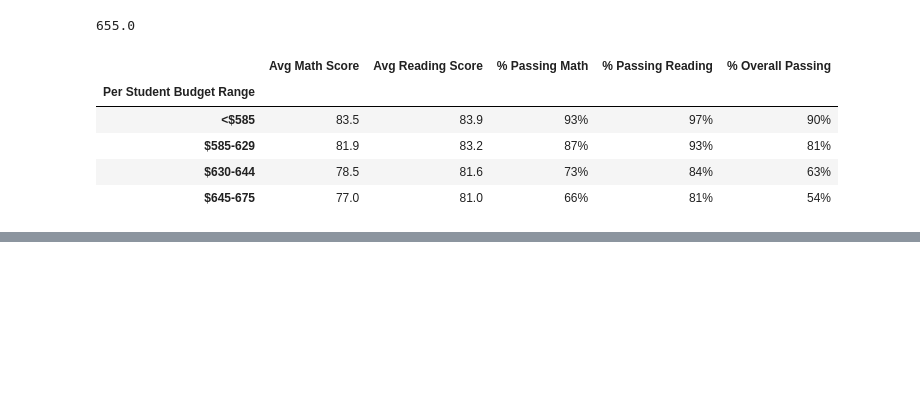
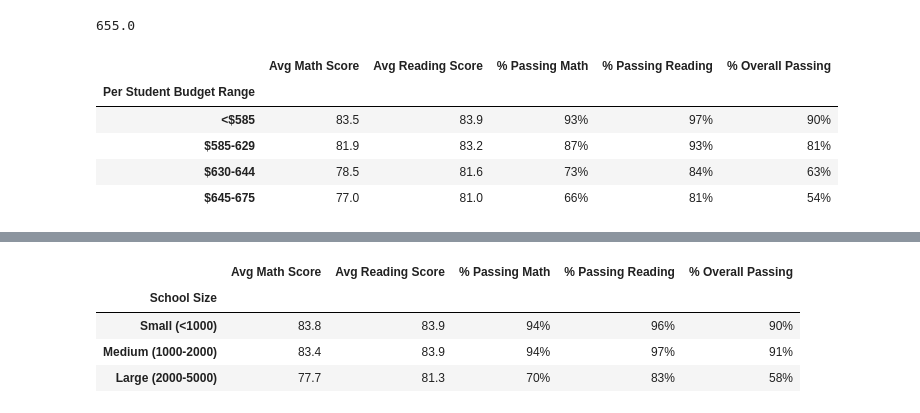
Before and after one commit to yazhcodes/School_District_Analysis, a Jupyter notebook: PyCitySchools.ipynb, the cells around one changed output, grey strips where cells are left out. Drawn from its saved outputs; the diff is of its cells as text; code cells hidden in the pictures; blank space fills up the shorter version.

Commit message:
Adding School Size Budget Analysis

```diff
--- a/PyCitySchools.ipynb
+++ b/PyCitySchools.ipynb
@@ -438,0 +463,27 @@ student_budget_df
+# %%
+# Binning
+school_size_bins = [0,1000,2000,5000]
+school_size_bin_names = ["Small (<1000)","Medium (1000-2000)","Large (2000-5000)"]
+school_size_budget_df = school_summary_df
+school_size_budget_df["School Size"] = pd.cut(school_size_budget_df["Total Students"], school_size_bins, labels=school_size_bin_names)
+
+# Groupby Bins
+school_size_budget_df = school_size_budget_df.groupby(["School Size"]).mean()
+
+# Drop Columns
+school_size_budget_df = school_size_budget_df[["Avg Math Score","Avg Reading Score","% Passing Math","% Passing Reading","% Overall Passing"]]
+
+# Formatting
+school_size_budget_df["Avg Math Score"] = school_size_budget_df["Avg Math Score"].map("{:.1f}".format)
+school_size_budget_df["Avg Reading Score"] = school_size_budget_df["Avg Reading Score"].map("{:.1f}".format)
+school_size_budget_df["% Passing Math"] = school_size_budget_df["% Passing Math"].map("{:.0f}%".format)
+school_size_budget_df["% Passing Reading"] = school_size_budget_df["% Passing Reading"].map("{:.0f}%".format)
+school_size_budget_df["% Overall Passing"] = school_size_budget_df["% Overall Passing"].map("{:.0f}%".format)
+
+school_size_budget_df
+# %% [output]
+|  | Avg Math Score | Avg Reading Score | % Passing Math | % Passing Reading | % Overall Passing |
+| School Size |  |  |  |  |  |
+| Small (<1000) | 83.8 | 83.9 | 94% | 96% | 90% |
+| Medium (1000-2000) | 83.4 | 83.9 | 94% | 97% | 91% |
+| Large (2000-5000) | 77.7 | 81.3 | 70% | 83% | 58% |
```
Also changed, not shown: parts of 6 cells of this notebook.
